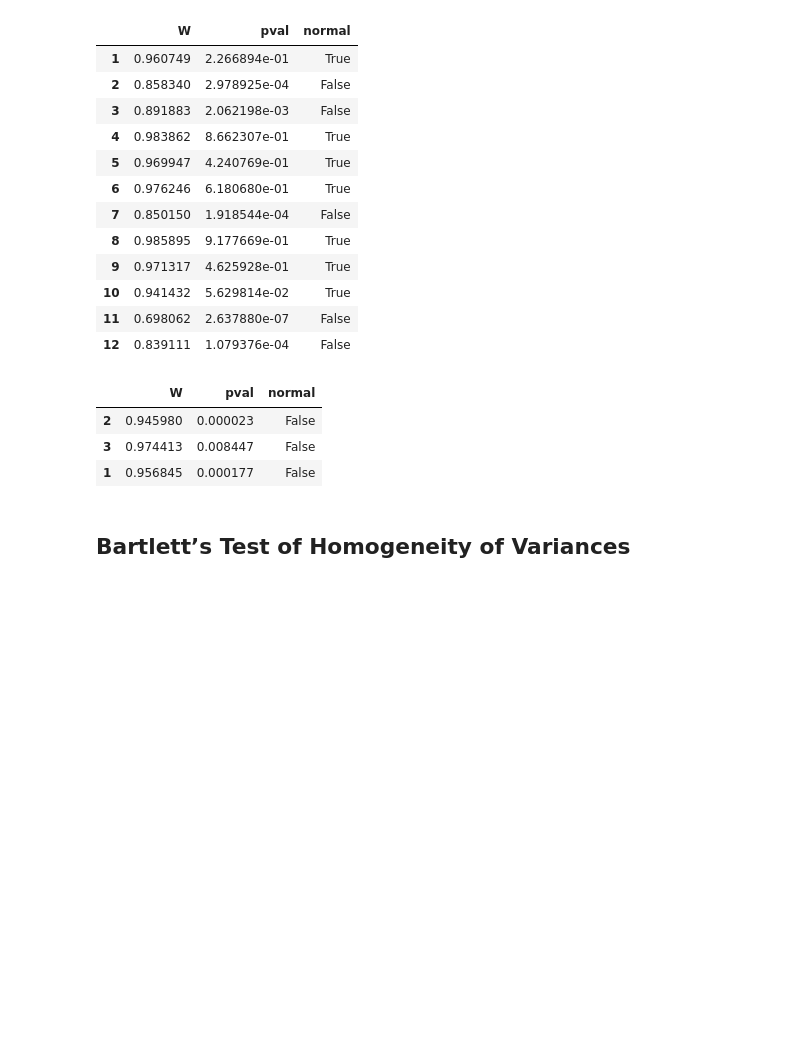
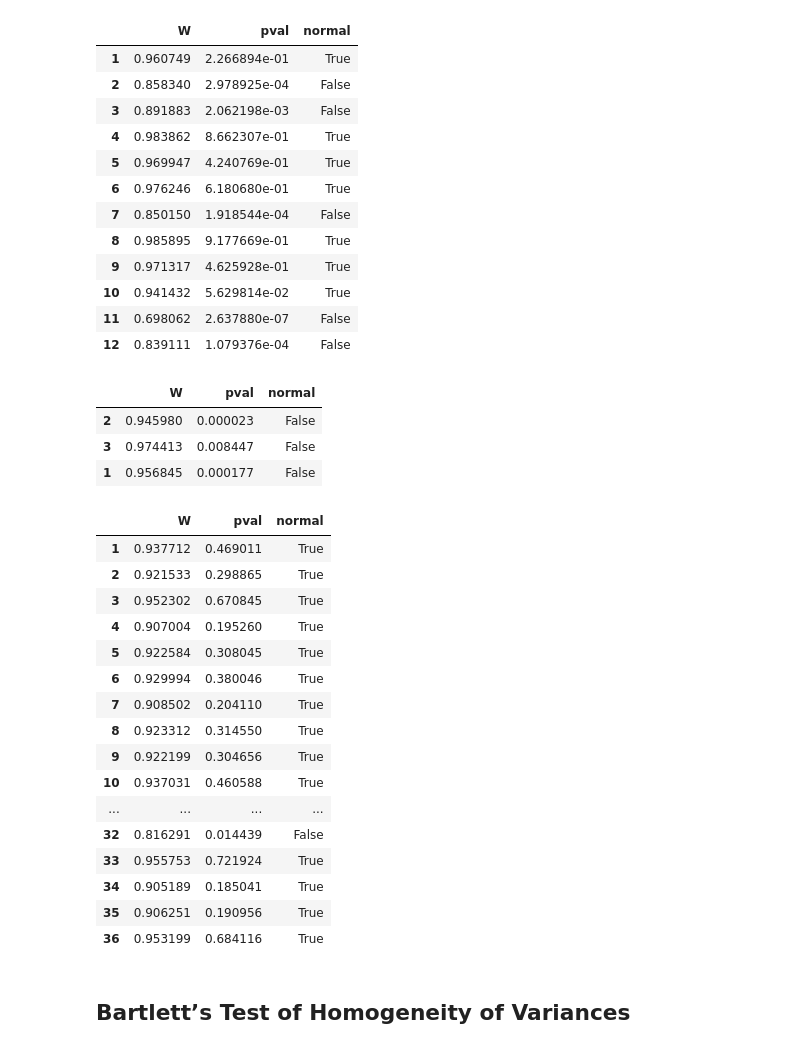
Before and after one commit to gabbymyers/516X-Project, a Jupyter notebook: _data/Soil Moisture Analysis.ipynb, the cells around one changed output. Cells and saved outputs as stored; diff of their text form; code cells hidden in the pictures; blank space fills up the shorter version.

```diff
--- a/_data/Soil Moisture Analysis.ipynb
+++ b/_data/Soil Moisture Analysis.ipynb
@@ -202,6 +202,26 @@ pg.normality(soil_moisture, group='Block', dv='MC')
 | 2 | 0.945980 | 0.000023 | False |
 | 3 | 0.974413 | 0.008447 | False |
 | 1 | 0.956845 | 0.000177 | False |
+# %%
+pg.normality(soil_moisture, group='Plot', dv='MC')
+# %% [output]
+|  | W | pval | normal |
+| 1 | 0.937712 | 0.469011 | True |
+| 2 | 0.921533 | 0.298865 | True |
+| 3 | 0.952302 | 0.670845 | True |
+| 4 | 0.907004 | 0.195260 | True |
+| 5 | 0.922584 | 0.308045 | True |
+| 6 | 0.929994 | 0.380046 | True |
+| 7 | 0.908502 | 0.204110 | True |
+| 8 | 0.923312 | 0.314550 | True |
+| 9 | 0.922199 | 0.304656 | True |
+| 10 | 0.937031 | 0.460588 | True |
+| ... | ... | ... | ... |
+| 32 | 0.816291 | 0.014439 | False |
+| 33 | 0.955753 | 0.721924 | True |
+| 34 | 0.905189 | 0.185041 | True |
+| 35 | 0.906251 | 0.190956 | True |
+| 36 | 0.953199 | 0.684116 | True |
 # %% [markdown]
 ## Bartlett’s Test of Homogeneity of Variances
 # %%
```
Also changed, not shown: parts of 4 cells of this notebook.
